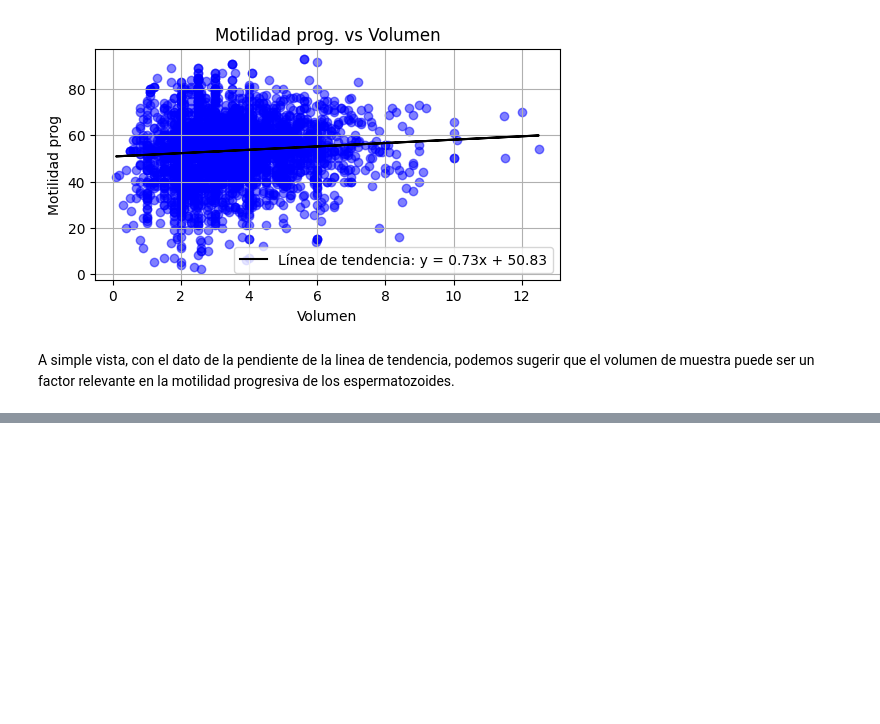
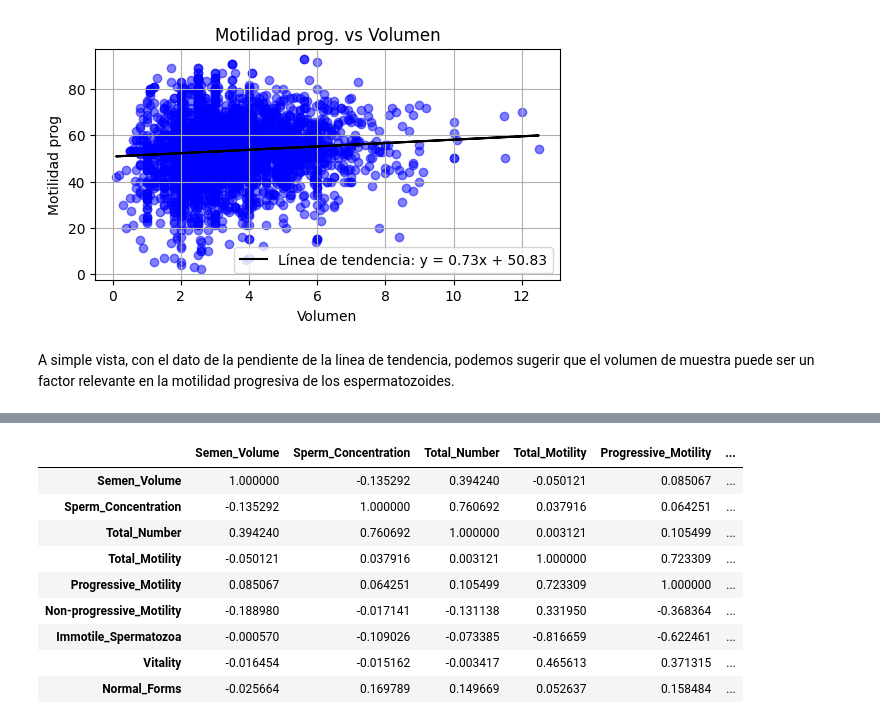
Before and after one commit to jschiavie/Curso_Coder, a Jupyter notebook: ProyectoDSParteI+Schiavi-Ehrenhaus.ipynb, the cells around one changed output, grey strips where cells are left out. Saved outputs shown, nothing was run; the diff lists cells and outputs as text; code cells hidden in the pictures; blank space fills up the shorter version.

```diff
--- a/ProyectoDSParteI+Schiavi-Ehrenhaus.ipynb
+++ b/ProyectoDSParteI+Schiavi-Ehrenhaus.ipynb
@@ -451,0 +461,18 @@ A simple vista, con el dato de la pendiente de la linea de tendencia, podemos su
+# %%
+#excluyo de mi dataset la columna 'Publisher' (no numerica)
+num_df_sperm = df_sperm.drop('Publisher', axis=1)
+
+# Correlacion
+corrmat = num_df_sperm.corr()
+corrmat
+# %% [output]
+|  | Semen_Volume | Sperm_Concentration | Total_Number | Total_Motility | Progressive_Motility | ... |
+| Semen_Volume | 1.000000 | -0.135292 | 0.394240 | -0.050121 | 0.085067 | ... |
+| Sperm_Concentration | -0.135292 | 1.000000 | 0.760692 | 0.037916 | 0.064251 | ... |
+| Total_Number | 0.394240 | 0.760692 | 1.000000 | 0.003121 | 0.105499 | ... |
+| Total_Motility | -0.050121 | 0.037916 | 0.003121 | 1.000000 | 0.723309 | ... |
+| Progressive_Motility | 0.085067 | 0.064251 | 0.105499 | 0.723309 | 1.000000 | ... |
+| Non-progressive_Motility | -0.188980 | -0.017141 | -0.131138 | 0.331950 | -0.368364 | ... |
+| Immotile_Spermatozoa | -0.000570 | -0.109026 | -0.073385 | -0.816659 | -0.622461 | ... |
+| Vitality | -0.016454 | -0.015162 | -0.003417 | 0.465613 | 0.371315 | ... |
+| Normal_Forms | -0.025664 | 0.169789 | 0.149669 | 0.052637 | 0.158484 | ... |
```
Also changed, not shown: parts of 3 cells of this notebook.
